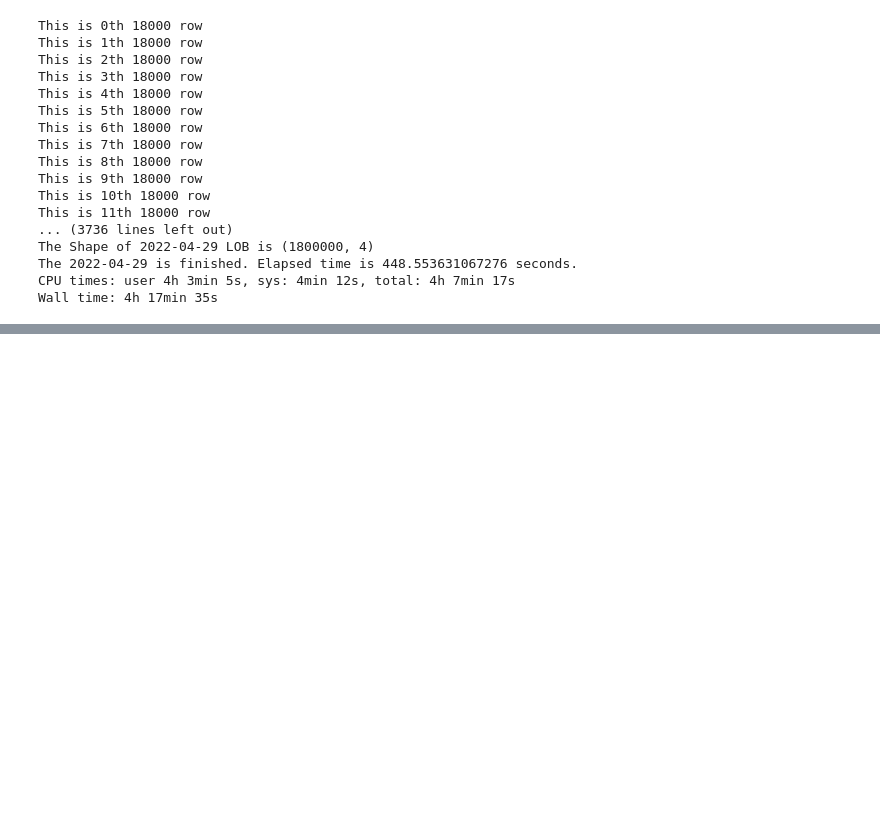
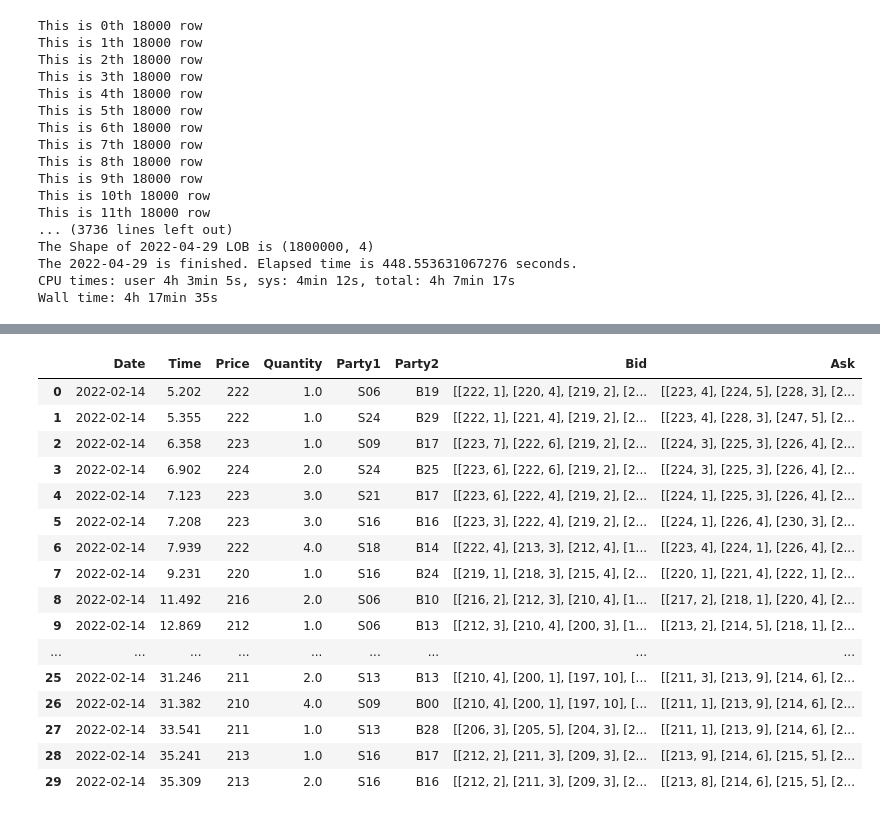
Before and after one commit to data-science-mini-project26/Mini_Project, a Jupyter notebook: Tianheng_Zhou/Tianheng-Zhou-New_Data_Wrangling_B03.ipynb, the cells around one changed output, grey strips where cells are left out. Cells and saved outputs as stored; diff of their text form; code cells hidden in the pictures; blank space fills up the shorter version.

```diff
--- a/Tianheng_Zhou/Tianheng-Zhou-New_Data_Wrangling_B03.ipynb
+++ b/Tianheng_Zhou/Tianheng-Zhou-New_Data_Wrangling_B03.ipynb
@@ -474,0 +904,2 @@ Wall time: 4h 17min 35s
+# %%
+new_tape = pd.read_csv("s3://project-b-new/Tape_csv/New_Full_Tape_B03.csv")
@@ -474,0 +922,2 @@ Wall time: 4h 17min 35s
+# %%
+new_tape["Time"]  = new_tape["Time"].round(decimals = 3)
@@ -474,0 +940,12 @@ Wall time: 4h 17min 35s
+# %%
+#Can't use merge because of memory error, Should use chunk.
+Tape_with_LOB = pd.DataFrame()
+# %%
+%%time
+for date in list(new_tape["Date"].unique()):
+    new_tape_date = new_tape.loc[new_tape["Date"] == date]
+    new_LOB_date = pd.read_csv(f"s3://project-b-new/LOB_csv/LOB_csv3/{date}-LOB-B03.csv")
+    new_LOB_date["Time"] = new_LOB_date["Time"].round(decimals = 3)
+    new_df = pd.merge(new_tape_date, new_LOB_date,  how='left', left_on=['Date','Time'], right_on = ['Date','Time'])
+    Tape_with_LOB = Tape_with_LOB.append(new_df)
+    print(f"{date} Finished.")
@@ -474,0 +986,20 @@ Wall time: 4h 17min 35s
+# %%
+Tape_with_LOB.loc[Tape_with_LOB["Date"] == "2022-02-14"].head(30)
+# %% [output]
+|  | Date | Time | Price | Quantity | Party1 | Party2 | Bid | Ask |
+| 0 | 2022-02-14 | 5.202 | 222 | 1.0 | S06 | B19 | [[222, 1], [220, 4], [219, 2], [2... | [[223, 4], [224, 5], [228, 3], [2... |
+| 1 | 2022-02-14 | 5.355 | 222 | 1.0 | S24 | B29 | [[222, 1], [221, 4], [219, 2], [2... | [[223, 4], [228, 3], [247, 5], [2... |
+| 2 | 2022-02-14 | 6.358 | 223 | 1.0 | S09 | B17 | [[223, 7], [222, 6], [219, 2], [2... | [[224, 3], [225, 3], [226, 4], [2... |
+| 3 | 2022-02-14 | 6.902 | 224 | 2.0 | S24 | B25 | [[223, 6], [222, 6], [219, 2], [2... | [[224, 3], [225, 3], [226, 4], [2... |
+| 4 | 2022-02-14 | 7.123 | 223 | 3.0 | S21 | B17 | [[223, 6], [222, 4], [219, 2], [2... | [[224, 1], [225, 3], [226, 4], [2... |
+| 5 | 2022-02-14 | 7.208 | 223 | 3.0 | S16 | B16 | [[223, 3], [222, 4], [219, 2], [2... | [[224, 1], [226, 4], [230, 3], [2... |
+| 6 | 2022-02-14 | 7.939 | 222 | 4.0 | S18 | B14 | [[222, 4], [213, 3], [212, 4], [1... | [[223, 4], [224, 1], [226, 4], [2... |
+| 7 | 2022-02-14 | 9.231 | 220 | 1.0 | S16 | B24 | [[219, 1], [218, 3], [215, 4], [2... | [[220, 1], [221, 4], [222, 1], [2... |
+| 8 | 2022-02-14 | 11.492 | 216 | 2.0 | S06 | B10 | [[216, 2], [212, 3], [210, 4], [1... | [[217, 2], [218, 1], [220, 4], [2... |
+| 9 | 2022-02-14 | 12.869 | 212 | 1.0 | S06 | B13 | [[212, 3], [210, 4], [200, 3], [1... | [[213, 2], [214, 5], [218, 1], [2... |
+| ... | ... | ... | ... | ... | ... | ... | ... | ... |
+| 25 | 2022-02-14 | 31.246 | 211 | 2.0 | S13 | B13 | [[210, 4], [200, 1], [197, 10], [... | [[211, 3], [213, 9], [214, 6], [2... |
+| 26 | 2022-02-14 | 31.382 | 210 | 4.0 | S09 | B00 | [[210, 4], [200, 1], [197, 10], [... | [[211, 1], [213, 9], [214, 6], [2... |
+| 27 | 2022-02-14 | 33.541 | 211 | 1.0 | S13 | B28 | [[206, 3], [205, 5], [204, 3], [2... | [[211, 1], [213, 9], [214, 6], [2... |
+| 28 | 2022-02-14 | 35.241 | 213 | 1.0 | S16 | B17 | [[212, 2], [211, 3], [209, 3], [2... | [[213, 9], [214, 6], [215, 5], [2... |
+| 29 | 2022-02-14 | 35.309 | 213 | 2.0 | S16 | B16 | [[212, 2], [211, 3], [209, 3], [2... | [[213, 8], [214, 6], [215, 5], [2... |
```
Also changed, not shown: parts of 30 cells of this notebook.
